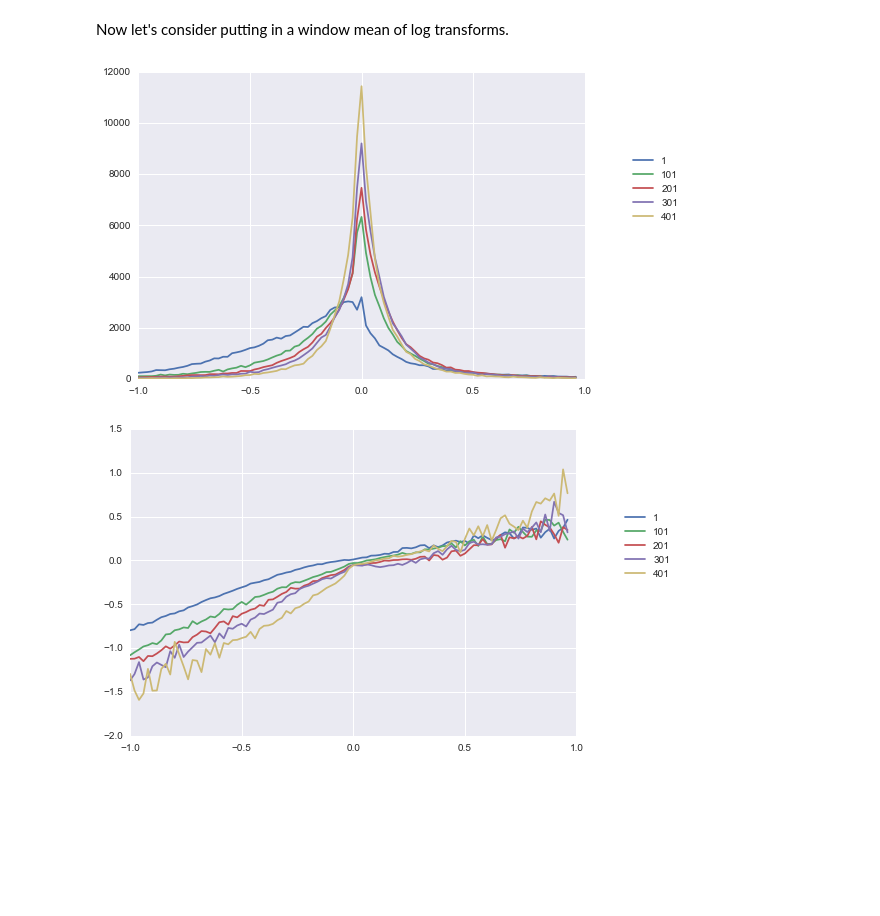
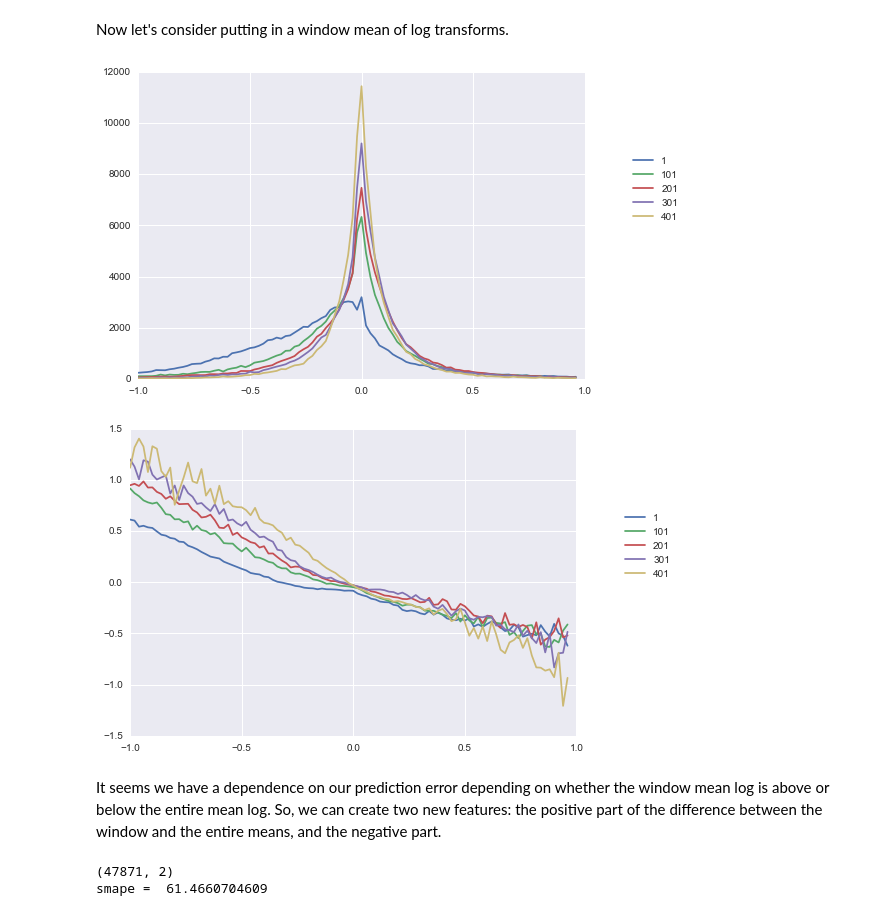
Before and after one commit to MatthewMcGonagle/KaggleWikiTraffic, a Jupyter notebook: AbsoluteWindowMeans.ipynb, the cells around one changed output. Saved outputs shown, nothing was run; the diff lists cells and outputs as text; code cells hidden in the pictures; blank space fills up the shorter version.

```diff
--- a/AbsoluteWindowMeans.ipynb
+++ b/AbsoluteWindowMeans.ipynb
@@ -86,6 +86,7 @@ X_train_m = X_train.mean(axis = 1, keepdims = True)
 Y_train_m = Y_train.mean(axis = 1, keepdims = True)
 # %%
 # Let's look at benchmark of average.
+epsilon = 1e-6
 
 X_mean = X_train.mean(axis = 1, keepdims = True)
 Y_predict = np.full(Y_train.shape, X_mean)
@@ -156,11 +157,16 @@ linear = LinearRegression()
 X_train_lm = np.log(param + X_train).mean(axis = 1, keepdims = True)
 X_valid_lm = np.log(param + X_valid).mean(axis = 1, keepdims = True)
 Y_train_l = np.log(param + Y_train)
+Y_valid_l = np.log(param + Y_valid)
 
 linear.fit(X_train_lm, Y_train_l)
 Y_predict_l = linear.predict(X_valid_lm)
 Y_predict = -param + np.exp(Y_predict_l)
 result = smape(Y_predict, Y_valid)
 print('smape = ', result)
+
+errors = linear.predict(X_train_lm) - Y_train_l
+means_df['errors_l1'] = errors.mean(axis = 1, keepdims = True)
+means_df.head()
 # %% [output]
 smape =  69.6256903651
@@ -170,33 +182,68 @@ Now let's consider putting in a window mean of log transforms.
 # Try looking at a search on window size for a single window mean.
 
 bins = np.arange(-1, 1, 1/50)
 
 param = 30
 search = np.arange(1, 451, 100)
 
 X_train_l = np.log(param + X_train)
 means = []
 counts = []
 
 for var in search:
     means_df['windmean'] = X_train_l[:, -var:].mean(axis = 1, keepdims = True)
     cut = pd.cut(means_df.windmean - means_df.X_train_lm, bins = bins)
 
-    newcount = means_df.groupby(cut).count().Y_train_lm
+    newcount = means_df.groupby(cut).count().errors_l1
     counts.append(newcount)
     grouped_df = means_df.groupby(cut).mean()
-    newmean = grouped_df.Y_train_lm - grouped_df.X_train_lm
+    newmean = grouped_df.errors_l1
     means.append(newmean)
 
 counts = np.stack(counts, axis = -1)
 plt.plot(bins[:-1], counts)
 plt.legend(search, loc = (1.1, 0.5))
 plt.show()
 
 means = np.stack(means, axis = -1)
 plt.plot(bins[:-1], means)
 plt.legend(search, loc = (1.1, 0.5))
 plt.show()
 # %% [output]
 [figure]
-[figure, old version]
+[figure, new version]
+# %% [markdown]
+It seems we have a dependence on our prediction error depending on whether the window mean log is above or below the entire mean log. So, we can create two new features: the positive part of the difference between the window and the entire means, and the negative part.
+# %%
+windowSize = 30
+param = 30
+
+X_train_l = np.log(param + X_train)
+X_valid_l = np.log(param + X_valid)
+
+features_train = X_train_l.mean(axis = 1)
+window = X_train_l[:, -windowSize:].mean(axis = 1, keepdims = True)
+newfeature0 = window - X_train_lm
+newfeature0 = np.concatenate((newfeature0, np.zeros(newfeature0.shape)), axis = -1)
+newfeature1 = np.amax(newfeature0, axis = 1)
+newfeature2 = np.amin(newfeature0, axis = 1)
+features_train = np.stack([features_train, newfeature1, newfeature2], axis = -1)
+
+features_valid = X_valid_l.mean(axis = 1)
+window = X_valid_l[:, -windowSize:].mean(axis = 1, keepdims = True)
+newfeature0 = window - X_valid_lm
+newfeature0 = np.concatenate((newfeature0, np.zeros(newfeature0.shape)), axis = -1)
+print(newfeature0.shape)
+newfeature1 = np.amax(newfeature0, axis = 1)
+newfeature2 = np.amin(newfeature0, axis = 1)
+features_valid = np.stack([features_valid, newfeature1, newfeature2], axis = -1)
+
+linear = LinearRegression()
+linear.fit(features_train, Y_train_l)
+Y_predict_l = linear.predict(features_valid)
+Y_predict = -param + np.exp(Y_predict_l)
+newsmape = smape(Y_predict + epsilon, Y_valid)
+print('smape = ', newsmape)
+# %% [output]
+(47871, 2)
+smape =  61.4660704609
```
Also changed, not shown: parts of 2 cells of this notebook.
